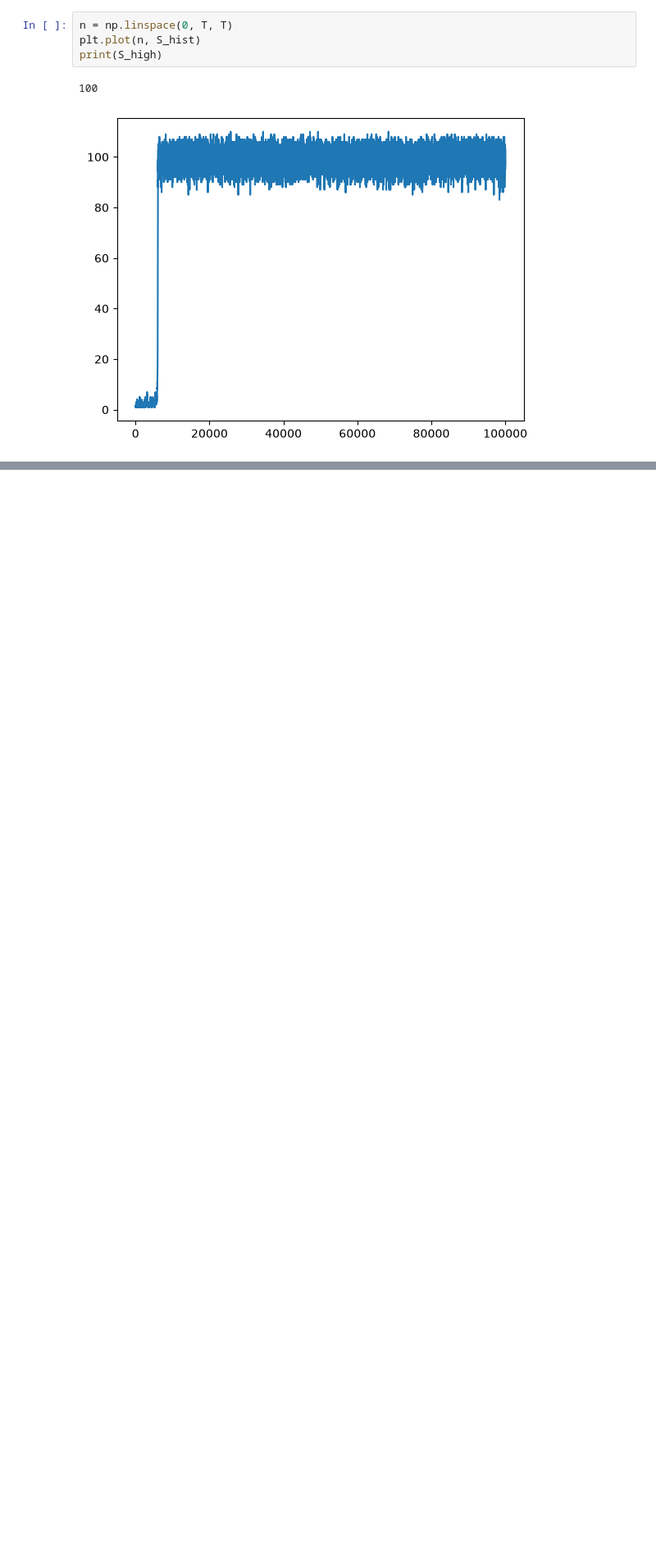
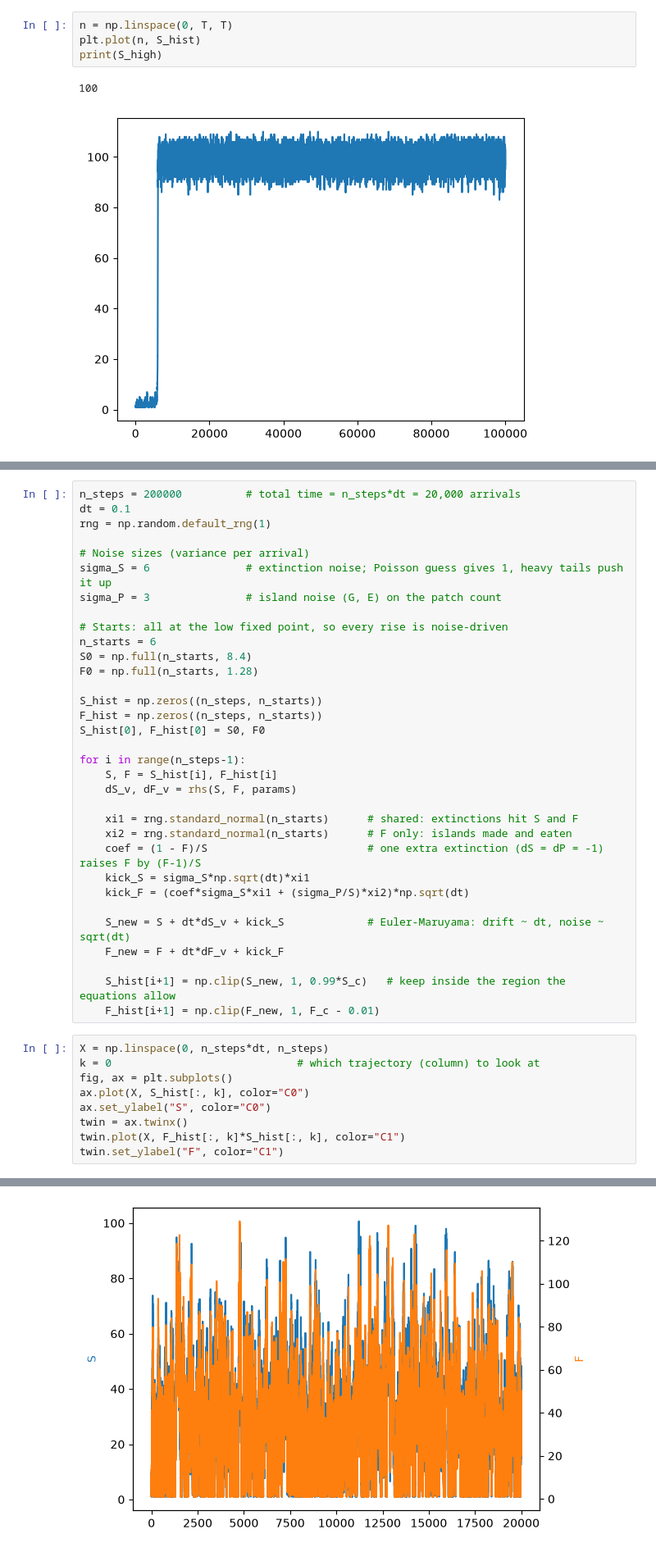
Before and after one commit to slyluc/MasterProject, a Jupyter notebook: analysis/sim_manual_analysis.ipynb, the cells around one changed output, grey strips where cells are left out. Shown at 82% size. Drawn from its saved outputs; the diff is of its cells as text; blank space fills up the shorter version.

```diff
--- a/analysis/sim_manual_analysis.ipynb
+++ b/analysis/sim_manual_analysis.ipynb
@@ -83,0 +139,43 @@ def dF(c, F, G, E, S):
+# %%
+n_steps = 200000          # total time = n_steps*dt = 20,000 arrivals
+dt = 0.1
+rng = np.random.default_rng(1)
+
+# Noise sizes (variance per arrival)
+sigma_S = 6               # extinction noise; Poisson guess gives 1, heavy tails push it up
+sigma_P = 3               # island noise (G, E) on the patch count
+
+# Starts: all at the low fixed point, so every rise is noise-driven
+n_starts = 6
+S0 = np.full(n_starts, 8.4)
+F0 = np.full(n_starts, 1.28)
+
+S_hist = np.zeros((n_steps, n_starts))
+F_hist = np.zeros((n_steps, n_starts))
+S_hist[0], F_hist[0] = S0, F0
+
+for i in range(n_steps-1):
+    S, F = S_hist[i], F_hist[i]
+    dS_v, dF_v = rhs(S, F, params)
+
+    xi1 = rng.standard_normal(n_starts)      # shared: extinctions hit S and F
+    xi2 = rng.standard_normal(n_starts)      # F only: islands made and eaten
+    coef = (1 - F)/S                         # one extra extinction (dS = dP = -1) raises F by (F-1)/S
+    kick_S = sigma_S*np.sqrt(dt)*xi1
+    kick_F = (coef*sigma_S*xi1 + (sigma_P/S)*xi2)*np.sqrt(dt)
+
+    S_new = S + dt*dS_v + kick_S             # Euler-Maruyama: drift ~ dt, noise ~ sqrt(dt)
+    F_new = F + dt*dF_v + kick_F
+
+    S_hist[i+1] = np.clip(S_new, 1, 0.99*S_c)   # keep inside the region the equations allow
+    F_hist[i+1] = np.clip(F_new, 1, F_c - 0.01)
+# %%
+X = np.linspace(0, n_steps*dt, n_steps)
+k = 0                             # which trajectory (column) to look at
+fig, ax = plt.subplots()
+ax.plot(X, S_hist[:, k], color="C0")
+ax.set_ylabel("S", color="C0")
+twin = ax.twinx()
+twin.plot(X, F_hist[:, k]*S_hist[:, k], color="C1")
+twin.set_ylabel("F", color="C1")
+# %% [output]
@@ -83,0 +183 @@ def dF(c, F, G, E, S):
+[figure, added]
```
Also changed, not shown: parts of 11 cells of this notebook, 1 other file.
